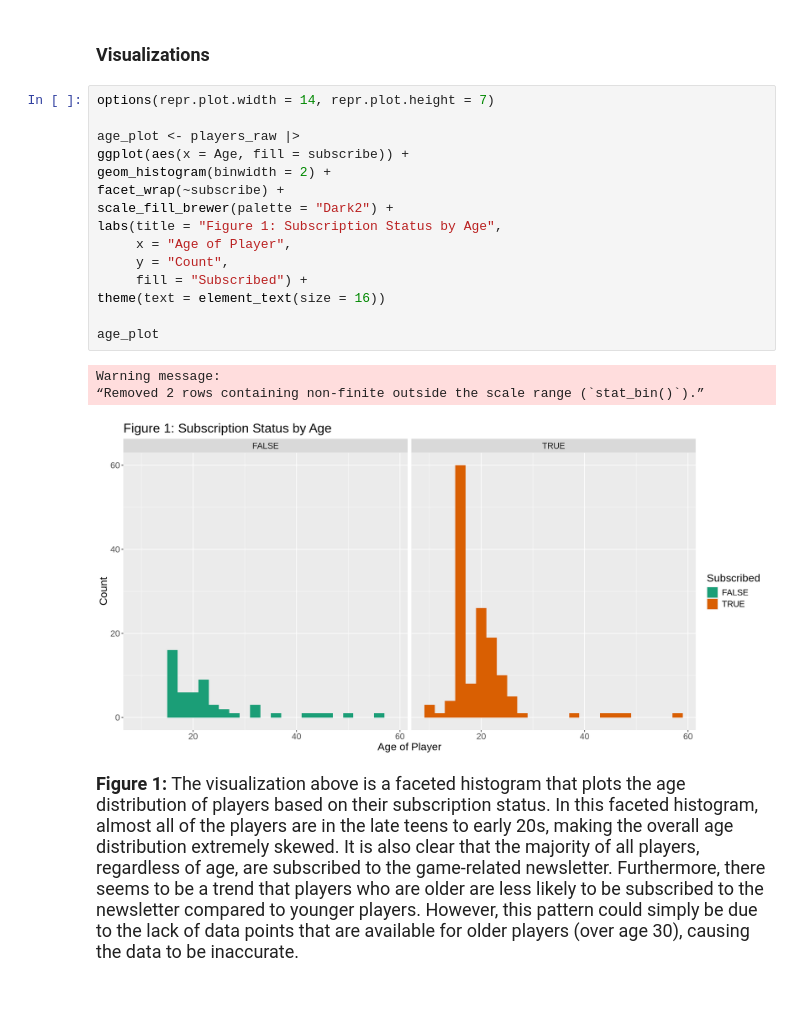
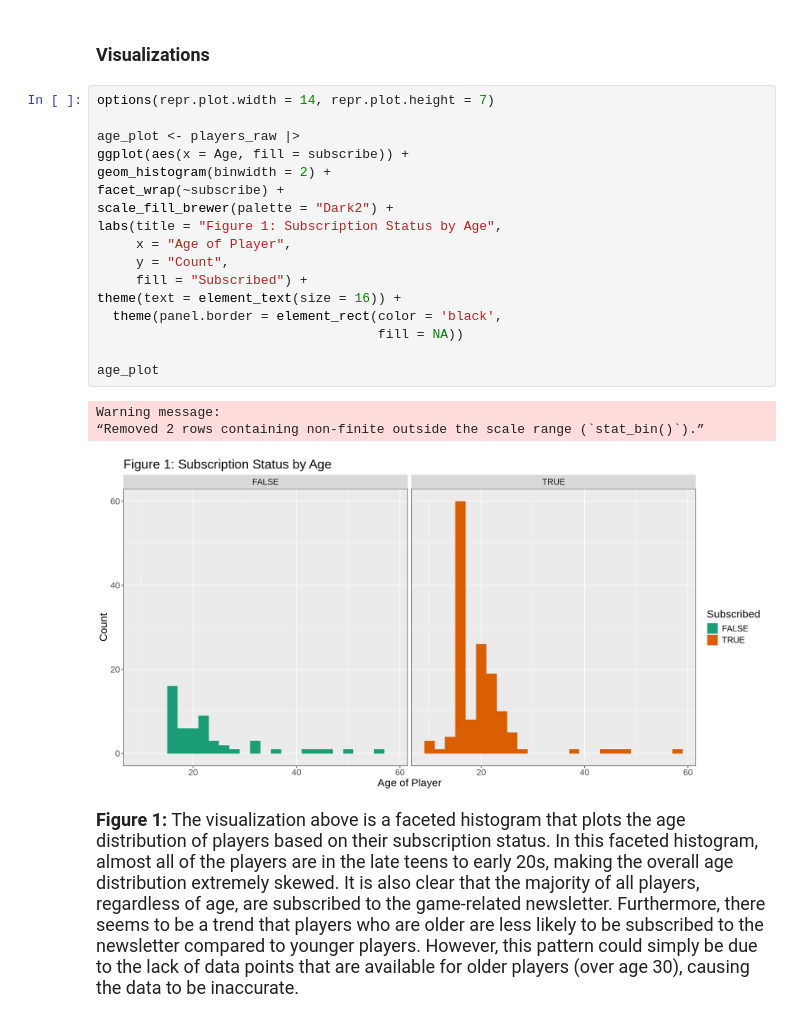
Before and after one commit to RealBabyPotato/DSCI-100-Final-Project, a Jupyter notebook: FinalProject.ipynb, the cells around one changed output. Saved outputs shown, nothing was run; the diff lists cells and outputs as text.

```diff
--- a/FinalProject.ipynb
+++ b/FinalProject.ipynb
@@ -117,22 +117,24 @@ $ Age          <int> 9, 17, 17, 21, 21, 17, 19, 21, 47, 22, 23, 17, 25, 22, 17
 # %%
 options(repr.plot.width = 14, repr.plot.height = 7)
 
 age_plot <- players_raw |>
 ggplot(aes(x = Age, fill = subscribe)) +
 geom_histogram(binwidth = 2) +
 facet_wrap(~subscribe) +
 scale_fill_brewer(palette = "Dark2") +
 labs(title = "Figure 1: Subscription Status by Age",
      x = "Age of Player",
      y = "Count",
      fill = "Subscribed") +
-theme(text = element_text(size = 16))
+theme(text = element_text(size = 16)) +
+  theme(panel.border = element_rect(color = 'black',
+                                    fill = NA))
 
 age_plot
 # %% [output]
 Warning message:
 “Removed 2 rows containing non-finite outside the scale range (`stat_bin()`).”
-[figure, old version]
+[figure, new version]
 # %% [markdown]
 <p style="font-size: 18px;"> <b>Figure 1:</b> The visualization above is a faceted histogram that plots the age distribution of players based on their subscription status. In this faceted histogram, almost all of the players are in the late teens to early 20s, making the overall age distribution extremely skewed. It is also clear that the majority of all players, regardless of age, are subscribed to the game-related newsletter. Furthermore, there seems to be a trend that players who are older are less likely to be subscribed to the newsletter compared to younger players. However, this pattern could simply be due to the lack of data points that are available for older players (over age 30), causing the data to be inaccurate. </p>
 # %%
```
Also changed, not shown: parts of 11 cells of this notebook.
